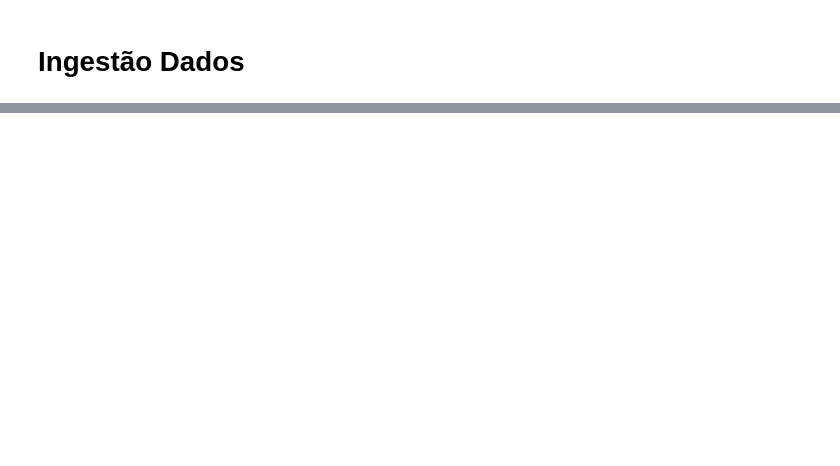
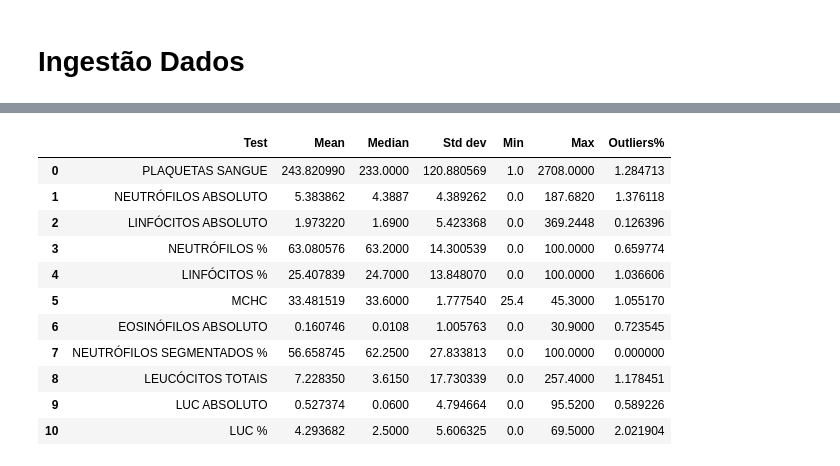
Before and after one commit to TiagoCAAmorim/generative_networks, a Jupyter notebook: A01_SyntheticData/sintese_dados.ipynb, the cells around one changed output, grey strips where cells are left out. Cells and saved outputs as stored; diff of their text form; code cells hidden in the pictures; blank space fills up the shorter version.

```diff
--- a/A01_SyntheticData/sintese_dados.ipynb
+++ b/A01_SyntheticData/sintese_dados.ipynb
@@ -28,0 +39,8 @@ Servem apenas como uma introdução a aspectos relevantes a serem considerados n
+# %%
+df1 = pd.read_csv('./data1.csv', header=None)
+df2 = pd.read_csv('./data2.csv', header=None)
+df3 = pd.read_csv('./data3.csv', header=None)
+
+df = pd.concat([df1, df2, df3], ignore_index=True)
+
+print(f"Total data points: \n{df.count()}")
@@ -28,0 +58,12 @@ Servem apenas como uma introdução a aspectos relevantes a serem considerados n
+# %%
+df_clean = df.dropna()
+df_clean = df_clean[df_clean[5].str.strip() != '']
+
+df_clean.columns = ['Date', 'Age', 'ID', 'Sex', 'Test', 'Result']
+print(f"Data points after clean-up: {len(df_clean):,}")
+
+df_clean['Date'] = pd.to_datetime(df_clean['Date'], format='%Y-%m-%d %H:%M:%S')
+df_clean['Result'] = df_clean['Result'].str.replace(',', '.').astype(float)
+df_clean['Sex'] = df_clean['Sex'].map({'M': 0, 'F': 1})
+
+print(f"Unique IDs: {len(df_clean['ID'].unique()):,}")
@@ -28,0 +120,6 @@ Servem apenas como uma introdução a aspectos relevantes a serem considerados n
+# %%
+test_counts = df_clean['Test'].value_counts()
+test_keep = test_counts[test_counts > 10].index
+df_clean = df_clean[df_clean['Test'].isin(test_keep)]
+
+print(f"Data points after clean-up: {len(df_clean):,}")
@@ -28,0 +130,28 @@ Servem apenas como uma introdução a aspectos relevantes a serem considerados n
+# %%
+outlier_std = 3
+
+tests = {"Test": [], "Mean": [], "Median": [], "Std dev": [], "Min": [], "Max": [], "Outliers%": []}
+for t in df_clean["Test"].unique():
+    d = df_clean[df_clean["Test"] == t]["Result"]
+    tests["Test"].append(t)
+    tests["Mean"].append(d.mean())
+    tests["Median"].append(d.median())
+    tests["Std dev"].append(d.std())
+    tests["Min"].append(d.min())
+    tests["Max"].append(d.max())
+    tests["Outliers%"].append(d[(d - d.mean()).abs() > outlier_std * d.std()].count() / d.count() * 100)
+df_tests = pd.DataFrame(tests)
+df_tests
+# %% [output]
+|  | Test | Mean | Median | Std dev | Min | Max | Outliers% |
+| 0 | PLAQUETAS SANGUE | 243.820990 | 233.0000 | 120.880569 | 1.0 | 2708.0000 | 1.284713 |
+| 1 | NEUTRÓFILOS ABSOLUTO | 5.383862 | 4.3887 | 4.389262 | 0.0 | 187.6820 | 1.376118 |
+| 2 | LINFÓCITOS ABSOLUTO | 1.973220 | 1.6900 | 5.423368 | 0.0 | 369.2448 | 0.126396 |
+| 3 | NEUTRÓFILOS % | 63.080576 | 63.2000 | 14.300539 | 0.0 | 100.0000 | 0.659774 |
+| 4 | LINFÓCITOS % | 25.407839 | 24.7000 | 13.848070 | 0.0 | 100.0000 | 1.036606 |
+| 5 | MCHC | 33.481519 | 33.6000 | 1.777540 | 25.4 | 45.3000 | 1.055170 |
+| 6 | EOSINÓFILOS ABSOLUTO | 0.160746 | 0.0108 | 1.005763 | 0.0 | 30.9000 | 0.723545 |
+| 7 | NEUTRÓFILOS SEGMENTADOS % | 56.658745 | 62.2500 | 27.833813 | 0.0 | 100.0000 | 0.000000 |
+| 8 | LEUCÓCITOS TOTAIS | 7.228350 | 3.6150 | 17.730339 | 0.0 | 257.4000 | 1.178451 |
+| 9 | LUC ABSOLUTO | 0.527374 | 0.0600 | 4.794664 | 0.0 | 95.5200 | 0.589226 |
+| 10 | LUC % | 4.293682 | 2.5000 | 5.606325 | 0.0 | 69.5000 | 2.021904 |
```
Also changed, not shown: parts of 29 cells of this notebook.
